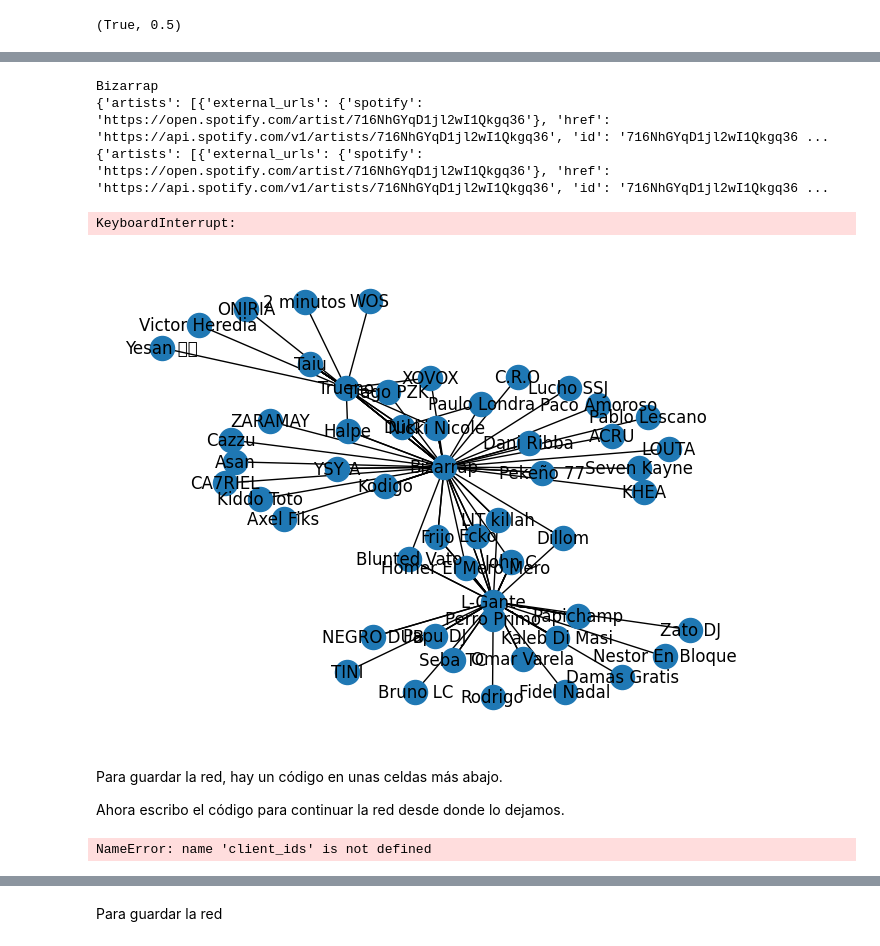
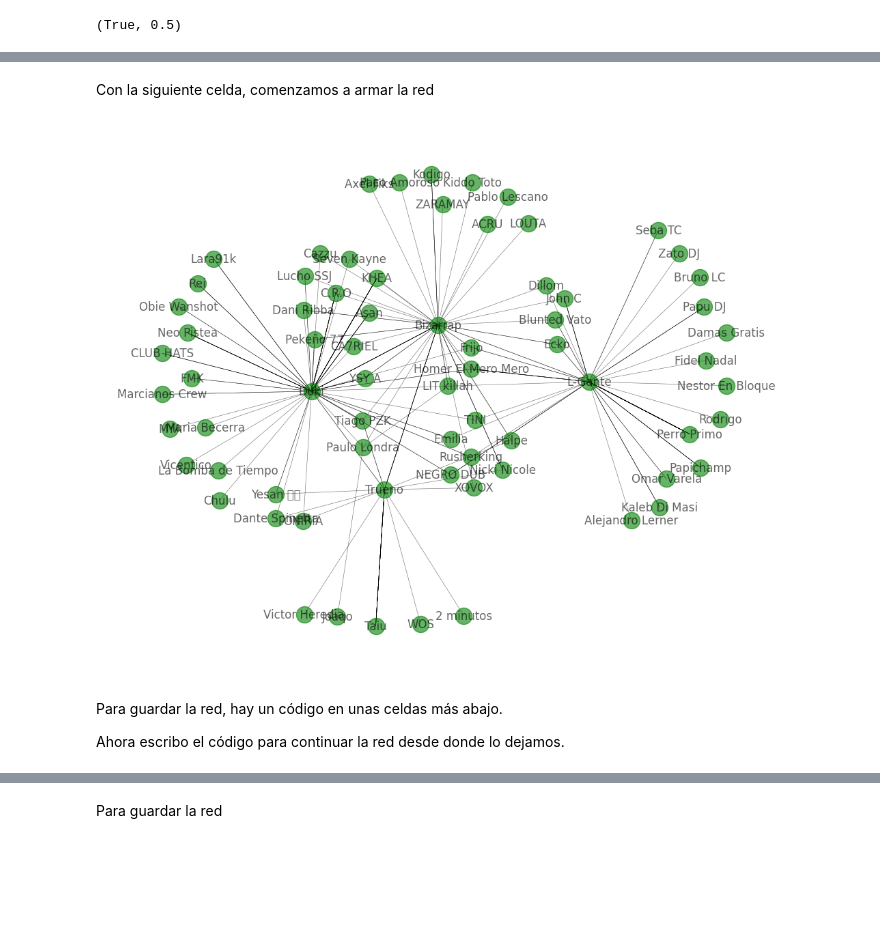
Before and after one commit to nwaehner/Redes-complejas, a Jupyter notebook: codigos scraping/Creado de la red.ipynb, the cells around one changed output, grey strips where cells are left out. Drawn from its saved outputs; the diff is of its cells as text; code cells hidden in the pictures; blank space fills up the shorter version.

Commit message:
Separación del código Análisis de la red y mejora de la redacción de algunos códigos

```diff
--- a/codigos scraping/Creado de la red.ipynb
+++ b/codigos scraping/Creado de la red.ipynb
@@ -62,11 +56,13 @@ comparar_strings("Emilía", "éMília Mernés",0.4)
 # %% [output]
 (True, 0.5)
 # %%
-CLIENT_ID = '3a283f4bd64241238d019491e4aedca3'
-CLIENT_SECRET = 'aee8c6c05d0a42c487c0069b7bd075a8'
+CLIENT_ID = ''
+CLIENT_SECRET = ''
 
+# Para usar la API de musicbrainz
 mb.set_useragent('redes_complejas', 0.1)
 
+# Creamos una función para conseguir el ID de Spotify de un artista con su nombre
 def conseguir_id(artista):
     # POST donde le pasamos las clave de la app
     response = requests.post('https://accounts.spotify.com/api/token', data = {'grant_type': 'client_credentials', 'client_id': CLIENT_ID, 'client_secret': CLIENT_SECRET})
@@ -114,6 +110,7 @@ def es_argentino_y_genero(nombre_artista, porcentaje_aceptado = 1):
     es_arg = False
     genero = "NA"
 
+    # Lo buscamos en musicbrainz
     data = mb.search_artists(artist = nombre_artista, limit= 1, country = "Argentina", area = "Argentina")
 
     # Definimos la data del artista acotada para acceder más facil a ella
@@ -171,8 +164,11 @@ client_secrets = ['aee8c6c05d0a42c487c0069b7bd075a8',"62730cfc96a54bc298c2587228
+# %% [markdown]
+Con la siguiente celda, comenzamos a armar la red
 # %%
 nombre_artista = "Bizarrap"
 tiempo_inicial = time.time()
 index_aut = 0
-sp = spotipy.Spotify(client_credentials_manager=SpotifyClientCredentials(client_id = client_ids[index_aut], client_secret=client_secrets[index_aut]))
+sp = spotipy.Spotify(client_credentials_manager=SpotifyClientCredentials(client_id = CLIENT_ID, client_secret=CLIENT_SECRET))
+
 # Definimos un multigrafo
 G = nx.MultiGraph()
 
@@ -193,10 +189,12 @@ lista_porcentajes = [0.5]
 
 # Indice inicial de la lista que vamos a recorrer
 i = 0
-# Corremos un cierto tiempo
-minutos = 5
+# Corremos un cierto tiempo, ya que tarda bastante
+minutos = 20
 tiempo_de_ejecucion = 60*minutos
 while time.time()-tiempo_inicial < tiempo_de_ejecucion:
+    if i == 5:
+        break
     try:
         print(lista_artistas[i])
         # Uri es como el id del artista pero para spotipy
@@ -241,7 +239,6 @@ while time.time()-tiempo_inicial < tiempo_de_ejecucion:
 
                 # Recorremos las canciones
                 for cancion in canciones:
-                    print(cancion)
                     # Chequeamos no haber revisado la cancion
                     if cancion["name"] not in canciones_revisadas:
                         filtros_pasados = 0
@@ -292,21 +289,17 @@ while time.time()-tiempo_inicial < tiempo_de_ejecucion:
         i += 1
 
     except Exception as e:
-        print(e)
-        index_aut += 1
-        if index_aut == len(client_ids):
-            index_aut = 0
-        sp = spotipy.Spotify(client_credentials_manager=SpotifyClientCredentials(client_id = client_ids[index_aut], client_secret=client_secrets[index_aut]))
+        sp = spotipy.Spotify(client_credentials_manager=SpotifyClientCredentials(client_id = CLIENT_ID, client_secret=CLIENT_SECRET))
-# %% [output]
-Bizarrap
-{'artists': [{'external_urls': {'spotify': 'https://open.spotify.com/artist/716NhGYqD1jl2wI1Qkgq36'}, 'href': 'https://api.spotify.com/v1/artists/716NhGYqD1jl2wI1Qkgq36', 'id': '716NhGYqD1jl2wI1Qkgq36 ...
-{'artists': [{'external_urls': {'spotify': 'https://open.spotify.com/artist/716NhGYqD1jl2wI1Qkgq36'}, 'href': 'https://api.spotify.com/v1/artists/716NhGYqD1jl2wI1Qkgq36', 'id': '716NhGYqD1jl2wI1Qkgq36 ...
-KeyboardInterrupt:
-# %%
-nx.draw(G, with_labels = True)
-plt.show()
-# %% [output]
-[figure, removed]
+# %%
+grado = nx.degree(G) #Definimos el grado de la red
+lista_nodos = [v[0] for v in grado] # Definimos una lista con los nodos para pasarsela al gráfico junto al tamaño.
+tamaño_nodos = [v[1]*3 for v in grado] #definimos el tamaño del nodo como su grado por un factor 3 (factor decidido para mejorar la visualización)
+
+plt.figure(figsize = (10,8))
+nx.draw_kamada_kawai(G,with_labels = True,width = 0.4, alpha = 0.6, nodelist = lista_nodos,node_color = 'g')
+plt.show()
+# %% [output]
+[figure, added]
 # %% [markdown]
 Para guardar la red, hay un código en unas celdas más abajo.
 
@@ -338,7 +330,7 @@ with open(f'../red_final/Iteracion {i}/lista_porcentajes_hasta_indice_{i}.pickle
 # %%
 tiempo_inicial = time.time()
 index_aut = 0
-sp = spotipy.Spotify(client_credentials_manager=SpotifyClientCredentials(client_id = client_ids[index_aut], client_secret=client_secrets[index_aut]))
+sp = spotipy.Spotify(client_credentials_manager=SpotifyClientCredentials(client_id = CLIENT_ID, client_secret=CLIENT_SECRET))
 
 
 # Corremos un cierto tiempo
@@ -440,10 +432,4 @@ while time.time()-tiempo_inicial < tiempo_de_ejecucion:
         i += 1
 
     except Exception as e:
-        print(e)
-        index_aut += 1
-        if index_aut == len(client_ids):
-            index_aut = 0
-        sp = spotipy.Spotify(client_credentials_manager=SpotifyClientCredentials(client_id = client_ids[index_aut], client_secret=client_secrets[index_aut]))
+        sp = spotipy.Spotify(client_credentials_manager=SpotifyClientCredentials(client_id = CLIENT_ID, client_secret=CLIENT_SECRET))
-# %% [output]
-NameError: name 'client_ids' is not defined
```
Also changed, not shown: parts of 23 cells of this notebook, 9 other files.
